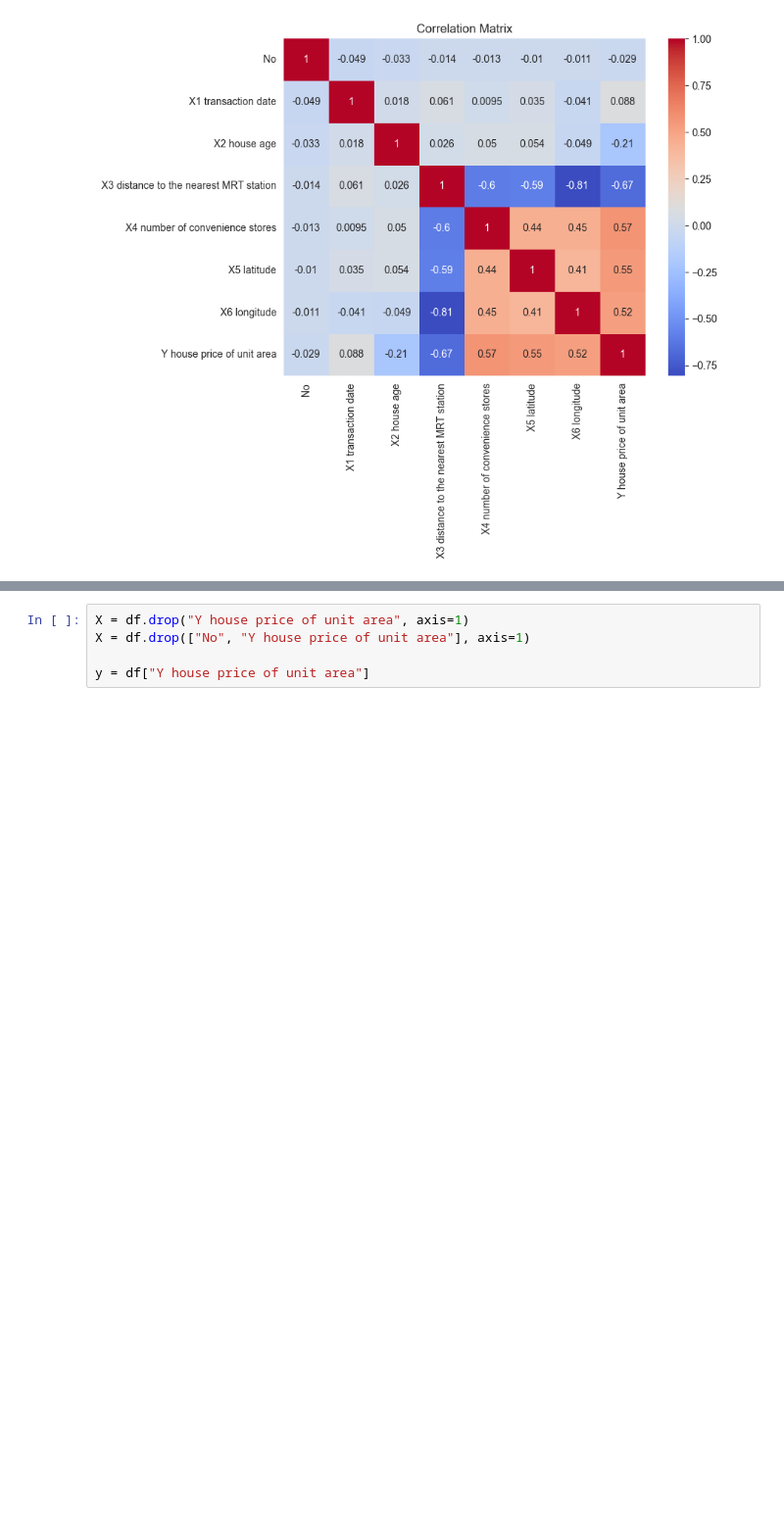
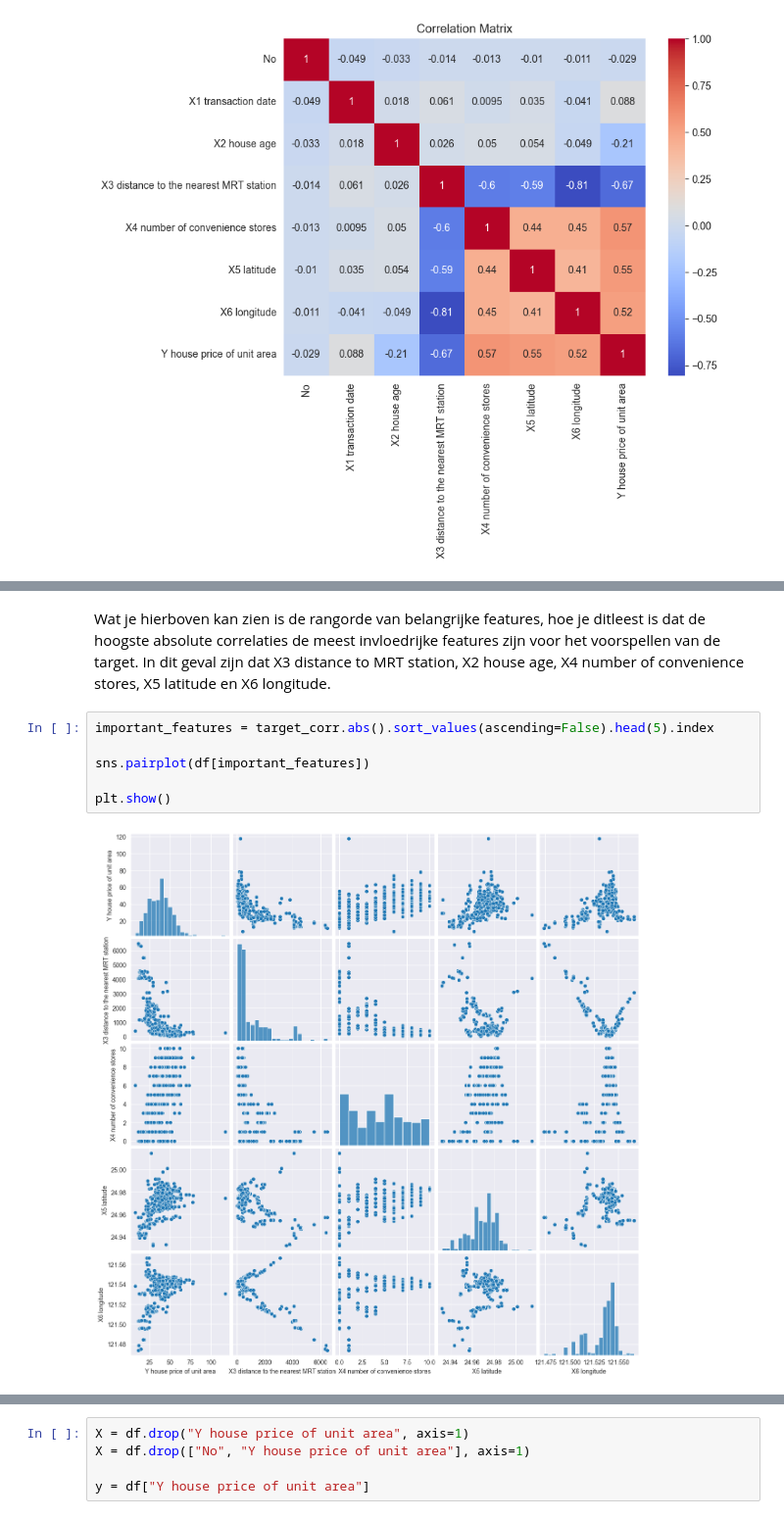
Before and after one commit to ESmids/BPDEE-Practicums, a Jupyter notebook: Opdracht2/RealEstateValuation.ipynb, the cells around one changed output, grey strips where cells are left out. Shown at 98% size. Drawn from its saved outputs; the diff is of its cells as text; blank space fills up the shorter version.

```diff
--- a/Opdracht2/RealEstateValuation.ipynb
+++ b/Opdracht2/RealEstateValuation.ipynb
@@ -144,0 +189,10 @@ Sterke correlatie met de target kan belangrijke features aangeven.
+# %% [markdown]
+Wat je hierboven kan zien is de rangorde van belangrijke features, hoe je ditleest is dat de hoogste absolute correlaties de meest invloedrijke features zijn voor het voorspellen van de target. In dit geval zijn dat X3 distance to MRT station, X2 house age, X4 number of convenience stores, X5 latitude en X6 longitude.
+# %%
+important_features = target_corr.abs().sort_values(ascending=False).head(5).index
+
+sns.pairplot(df[important_features])
+
+plt.show()
+# %% [output]
+[figure, added]
```
Also changed, not shown: parts of 26 cells of this notebook, 9 other files.
